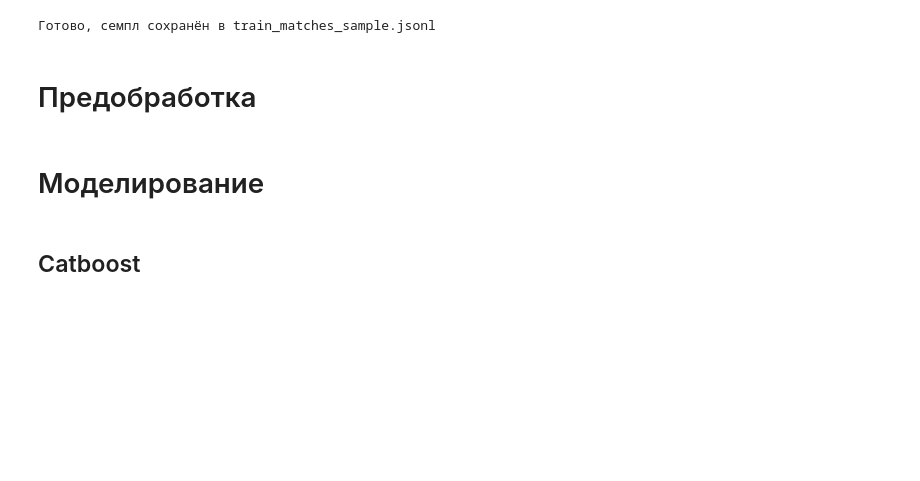
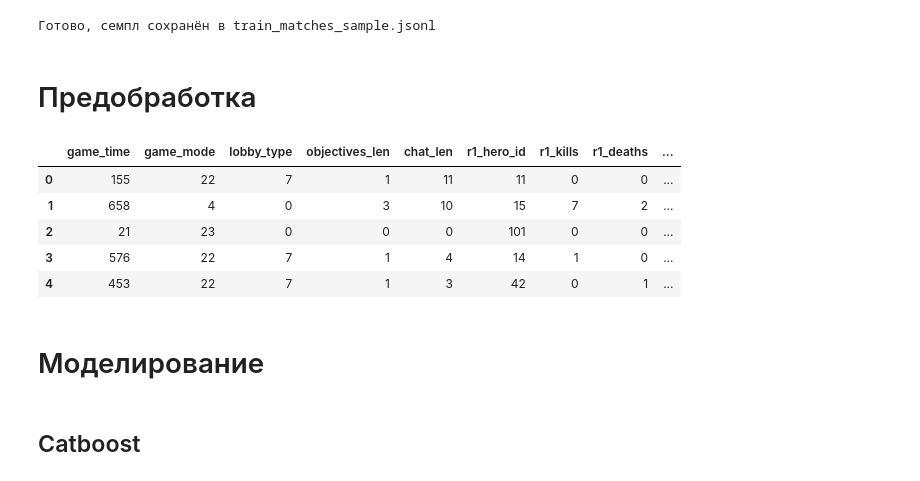
Before and after one commit to matevosovp/Dota-2-winner-prediction, a Jupyter notebook: Dota2winnerPrediction.ipynb, the cells around one changed output. Saved outputs shown, nothing was run; the diff lists cells and outputs as text; code cells hidden in the pictures; blank space fills up the shorter version.

Commit message:
Added features (hero_damage, total_damage) ROC_AUC = 0.8205

```diff
--- a/Dota2winnerPrediction.ipynb
+++ b/Dota2winnerPrediction.ipynb
@@ -229,3 +259,31 @@ raw_features.head()
 | 2 | 6db558535151ea18ca70a6892197db41 | 21 | 23 | 0 | 0 | 0 | 101 | 0 | ... |
 | 3 | 46a0ddce8f7ed2a8d9bd5edcbb925682 | 576 | 22 | 7 | 1 | 4 | 14 | 1 | ... |
 | 4 | b1b35ff97723d9b7ade1c9c3cf48f770 | 453 | 22 | 7 | 1 | 3 | 42 | 0 | ... |
+# %%
+def create_features(df):
+    # какие характеристики суммируем для каждой команды
+    metrics = ["gold", "kills", "deaths", "level", "hero_damage", "total_damage"]
+
+    for m in metrics:
+        # radiant
+        r_cols = [f"r{i}_{m}" for i in range(1, 6)]
+        df[f"radiant_total_{m}"] = df[r_cols].sum(axis=1)
+
+        # dire
+        d_cols = [f"d{i}_{m}" for i in range(1, 6)]
+        df[f"dire_total_{m}"] = df[d_cols].sum(axis=1)
+
+        # разница
+        df[f"radiant_{m}_advantage"] = df[f"radiant_total_{m}"] - df[f"dire_total_{m}"]
+
+    # итоговая метрика убийств и смертей
+    df["total_kills_deaths"] = (
+        df["radiant_total_kills"] +
+        df["dire_total_kills"] +
+        df["radiant_total_deaths"] +
+        df["dire_total_deaths"]
+    )
+
+    return df
+# %%
+raw_features = create_features(raw_features)
@@ -378,6 +449,13 @@ Name: 0, Length: 329, dtype: object
+# %%
+
+drop_suffixes = ("_damage", "_damage_taken", "_gold_t", "_lh_t", "_dn_t", "_xp_t")
+drop_cols = [c for c in raw_features.columns if c.endswith(drop_suffixes)]
+
+X = raw_features.drop(columns=drop_cols + ['match_id_hash'], errors="ignore")
+y = raw_targets["radiant_win"]
 # %%
-X = df_feats.drop('match_id_hash', axis=1)
-y = raw_targets["radiant_win"]
+# X = df_feats.drop(['match_id_hash',], axis=1)
+# y = raw_targets["radiant_win"]
 # %%
 X
 # %% [output]
@@ -573,6 +651,15 @@ print("Готово, семпл сохранён в", dst)
 # df.head()
 # %%
 # df['players'][1]
+# %%
+X.head()
+# %% [output]
+|  | game_time | game_mode | lobby_type | objectives_len | chat_len | r1_hero_id | r1_kills | r1_deaths | ... |
+| 0 | 155 | 22 | 7 | 1 | 11 | 11 | 0 | 0 | ... |
+| 1 | 658 | 4 | 0 | 3 | 10 | 15 | 7 | 2 | ... |
+| 2 | 21 | 23 | 0 | 0 | 0 | 101 | 0 | 0 | ... |
+| 3 | 576 | 22 | 7 | 1 | 4 | 14 | 1 | 0 | ... |
+| 4 | 453 | 22 | 7 | 1 | 3 | 42 | 0 | 1 | ... |
 # %% [markdown]
 # Моделирование
 # %% [markdown]
```
Also changed, not shown: parts of 22 cells of this notebook.
